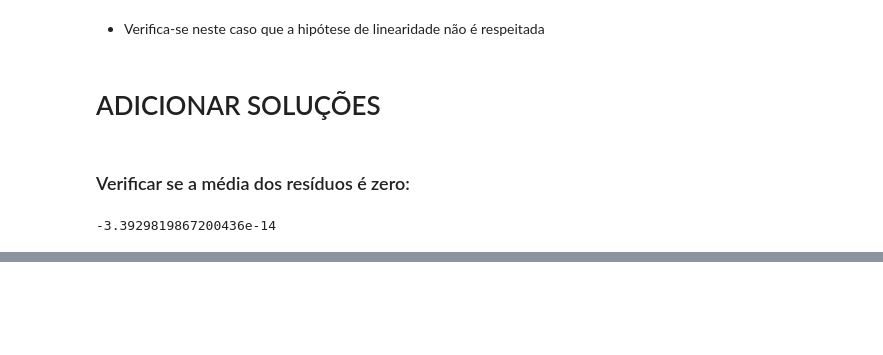
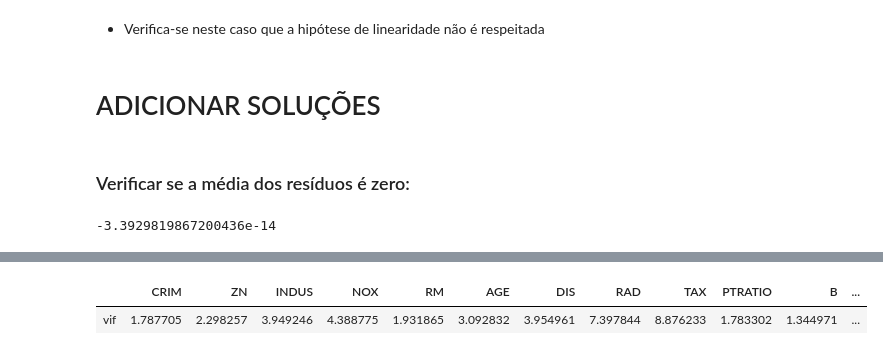
Before and after one commit to vitorpbarbosa7/Estudos_DS, a Jupyter notebook: RegressaoLinear/VIF/VIF.ipynb, the cells around one changed output, grey strips where cells are left out. Drawn from its saved outputs; the diff is of its cells as text; code cells hidden in the pictures; blank space fills up the shorter version.

```diff
--- a/RegressaoLinear/VIF/VIF.ipynb
+++ b/RegressaoLinear/VIF/VIF.ipynb
@@ -164,0 +181,11 @@ lin_reg.resid.mean()
+# %%
+from statsmodels.stats.outliers_influence import variance_inflation_factor
+
+#Vetor com o valor de VIF para cada um dos vetores colunas de variáveis exógenas supostamente independentes do modelo
+vif = [variance_inflation_factor(X_constante.values, i) for i in range(X_constante.shape[1])]
+
+#vif[1:] porque a primeira coluna é em relação a intersecção
+vifdataframe = pd.DataFrame({'vif': vif[1:]}, index = X.columns).T; vifdataframe
+# %% [output]
+|  | CRIM | ZN | INDUS | NOX | RM | AGE | DIS | RAD | TAX | PTRATIO | B | ... |
+| vif | 1.787705 | 2.298257 | 3.949246 | 4.388775 | 1.931865 | 3.092832 | 3.954961 | 7.397844 | 8.876233 | 1.783302 | 1.344971 | ... |
```
Also changed, not shown: parts of 19 cells of this notebook, 4 other files.
